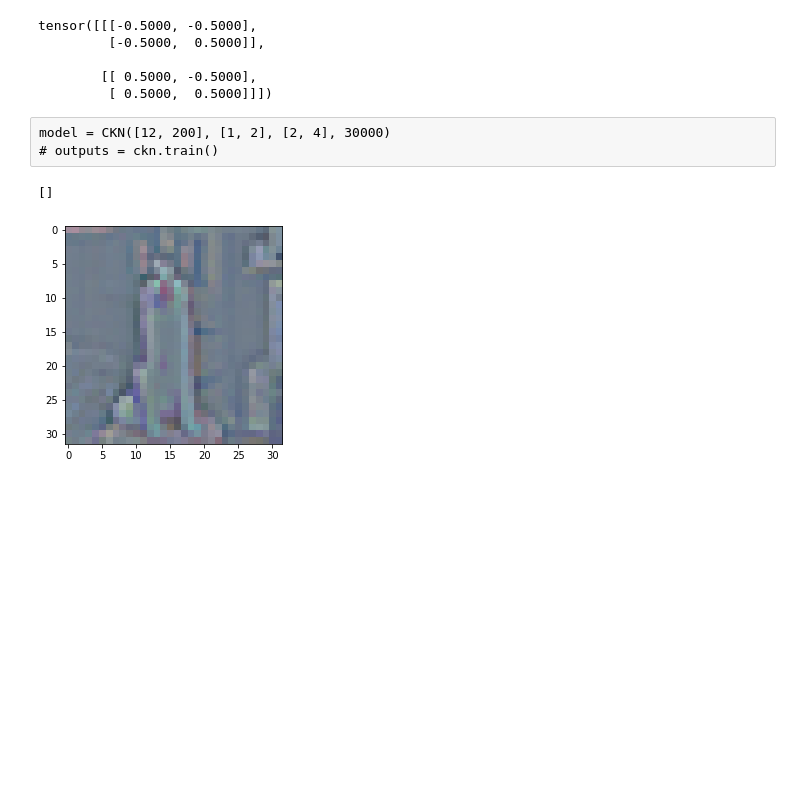
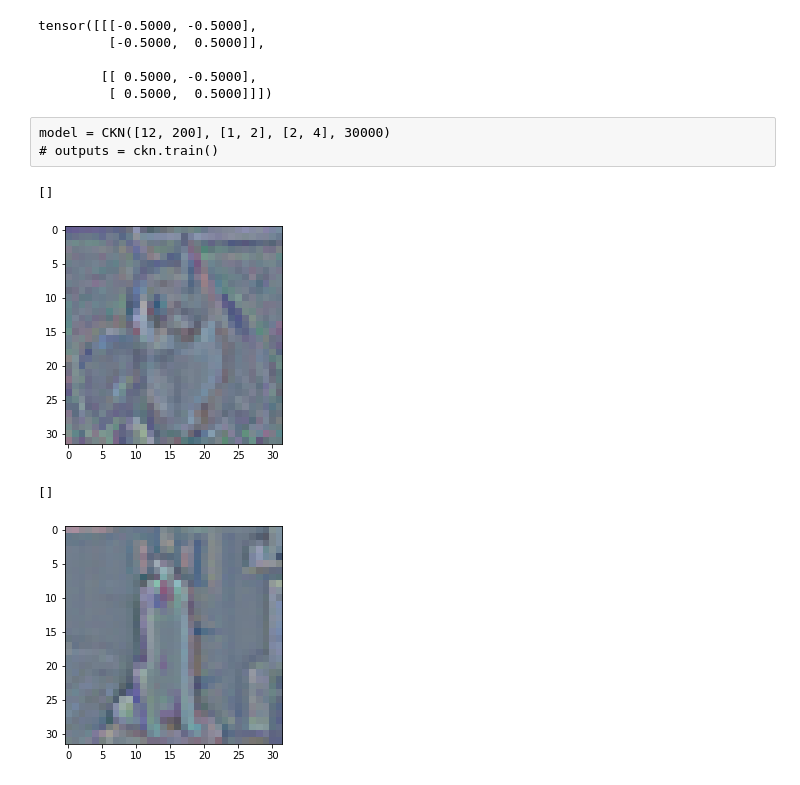
Before and after one commit to angelo-ortiz/Kernels-Competition, a Jupyter notebook: code.ipynb, the cells around one changed output. Saved outputs shown, nothing was run; the diff lists cells and outputs as text; code cells hidden in the pictures; blank space fills up the shorter version.

```diff
--- a/code.ipynb
+++ b/code.ipynb
@@ -29,5 +29,15 @@ X_test = np.array(pd.read_csv('X_test.csv', header=None, sep=',', usecols=range(
 # %%
 RGB2GREY = [0.2989, 0.5870, 0.1140]
+
+def min_max_normalisation(X_train, X_test, to_grey=False):
+    X = np.concatenate([X_train, X_test], axis=0)
+    X = X.reshape(-1, 3, WIDTH, HEIGHT).transpose(0, 2, 3, 1)
+    X -= X.min(axis=(0, 1, 2))
+    X /= X.max(axis=(0, 1, 2))
+    if to_grey:
+        X = np.expand_dim(X @ RGB2GREY, axis=-1)
+    X = X.transpose(0, 3, 1, 2)
+    return X[:len(X_train)], X[len(X_train):]
 
 def preprocess(X, to_grey=False):
     X = X.reshape(-1, 3, WIDTH, HEIGHT).transpose(0, 2, 3, 1)
@@ -80,6 +90,18 @@ X_test = preprocess(X_test)
 # X_train = preprocess(X_train, to_grey=True)
 # X_val = preprocess(X_val, to_grey=True)
 # X_test = preprocess(X_test, to_grey=True)
+# %%
+X_train, X_test = min_max_normalisation(X_train, X_test)
+# %%
+X_train, y_train, X_val, y_val = split_train_set(
+    X_train,
+    y_train,
+    classes,
+    val_size=0,
+    seed=12345
+)
+# %%
+X_train, X_test = min_max_normalisation(X_train, X_test)
 # %%
 import torch
 device = 'cuda:0' if torch.cuda.is_available() else 'cpu'
@@ -108,6 +130,12 @@ tensor([[[-0.5000, -0.5000],
 # %% [raw]
 model = CKN([12, 200], [1, 2], [2, 4], 30000)
 # outputs = ckn.train()
+# %%
+plt.imshow(X_train[2].reshape(3, 32, 32).transpose(1, 2, 0))
+plt.plot()
+# %% [output]
+[]
+[figure, added]
 # %%
 plt.imshow(X_train[4].to('cpu').numpy())
 plt.plot()
```
Also changed, not shown: parts of 6 cells of this notebook, 5 other files.
